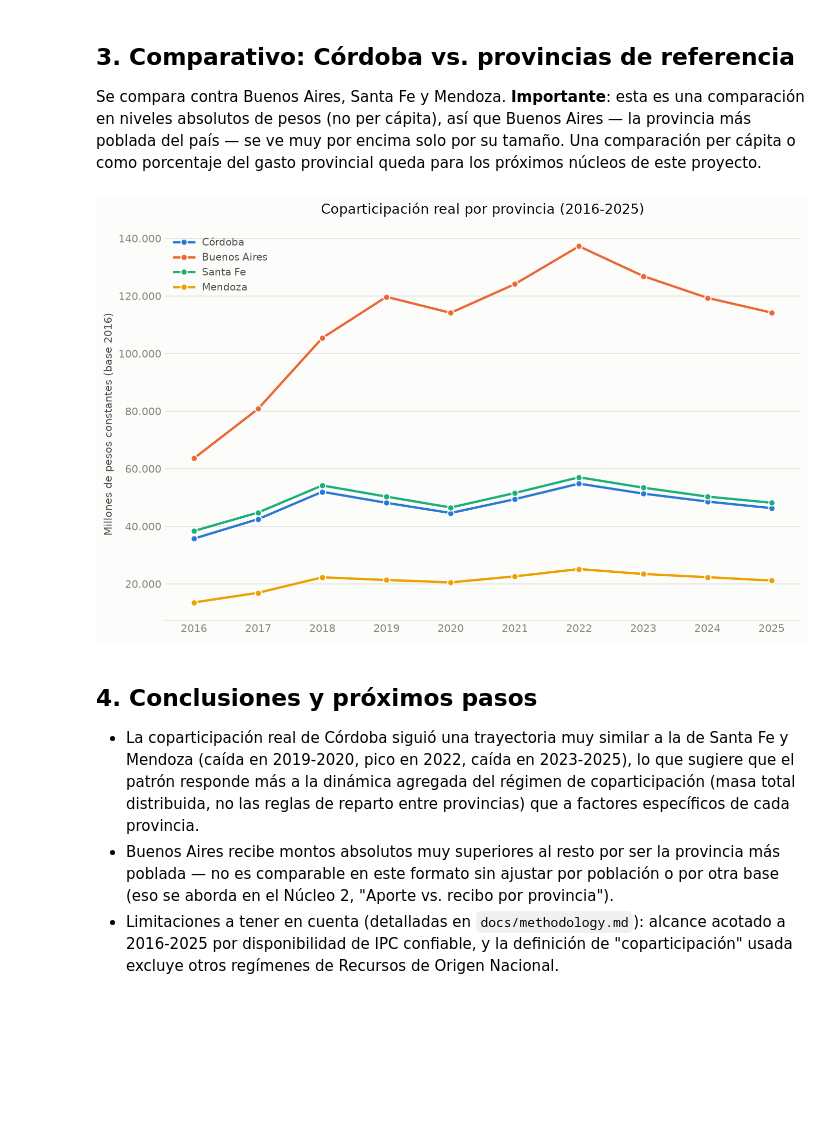
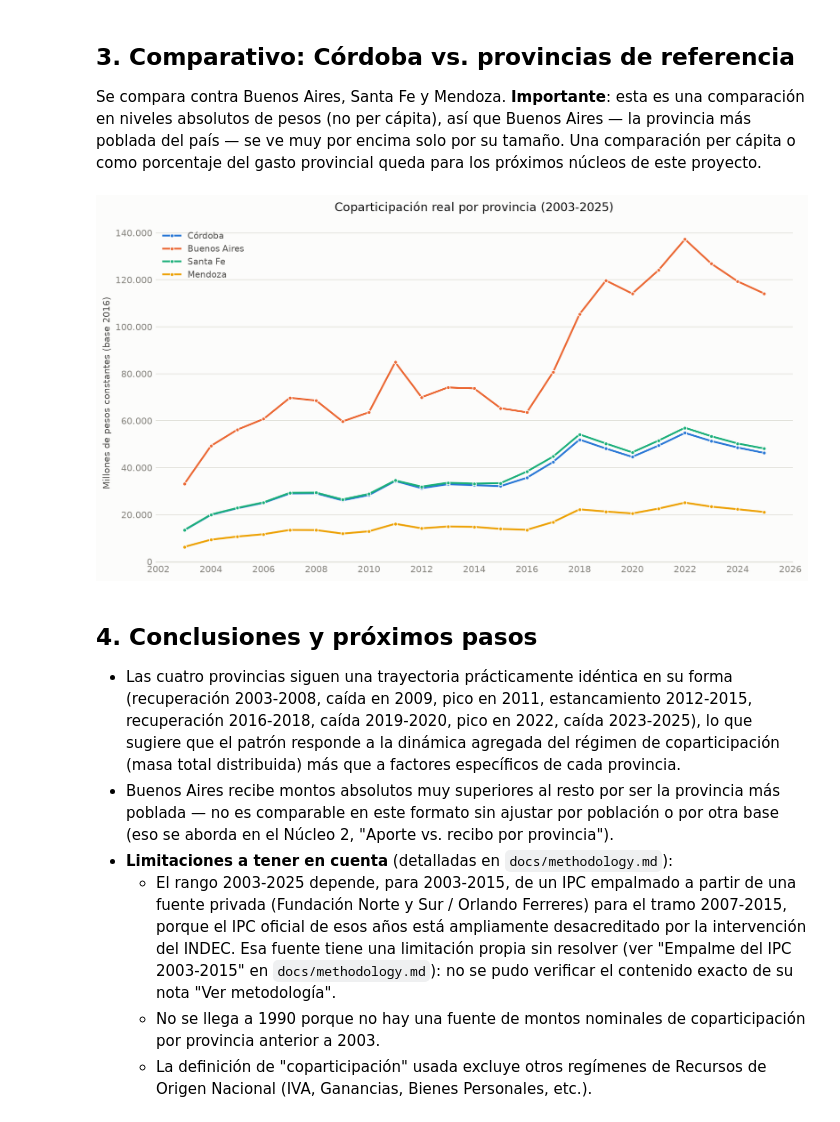
Before and after one commit to llorenzomagnano-sys/Portafolio-Lorenzo, a Jupyter notebook: notebooks/01_serie_historica.ipynb, the cells around one changed output. Drawn from its saved outputs; the diff is of its cells as text; code cells hidden in the pictures; blank space fills up the shorter version.

```diff
--- a/notebooks/01_serie_historica.ipynb
+++ b/notebooks/01_serie_historica.ipynb
@@ -90,28 +92,29 @@ provincia recibió más o menos poder de compra a lo largo del tiempo.
 # %%
 cordoba = df[df["provincia"] == "Córdoba"].sort_values("anio")
 
-fig, ax = plt.subplots(figsize=(9, 5.5), dpi=150)
+fig, ax = plt.subplots(figsize=(10.5, 5.5), dpi=150)
 ax.plot(
     cordoba["anio"], cordoba["monto_real_base2016"],
-    color=COLOR_CORDOBA, linewidth=2.5, marker="o", markersize=7,
-    markerfacecolor=COLOR_CORDOBA, markeredgecolor=SURFACE, markeredgewidth=1.2,
+    color=COLOR_CORDOBA, linewidth=2.2, marker="o", markersize=5,
+    markerfacecolor=COLOR_CORDOBA, markeredgecolor=SURFACE, markeredgewidth=1,
 )
 
-# Etiquetas directas selectivas: primer punto, máximo y último punto (no todos, para no saturar).
+# Etiquetas directas selectivas: primer punto, mínimo, máximo y último punto.
 idx_max = cordoba["monto_real_base2016"].idxmax()
-for idx in [cordoba.index[0], idx_max, cordoba.index[-1]]:
+idx_min = cordoba["monto_real_base2016"].idxmin()
+for idx in sorted(set([cordoba.index[0], idx_min, idx_max, cordoba.index[-1]])):
     row = cordoba.loc[idx]
     ax.annotate(
         f"{row['monto_real_base2016']:,.0f}".replace(",", "."),
         (row["anio"], row["monto_real_base2016"]),
         textcoords="offset points", xytext=(0, 10), ha="center",
-        fontsize=9, color=INK_SECONDARY,
+        fontsize=8.5, color=INK_SECONDARY,
     )
 
-ax.set_title("Coparticipación real recibida por Córdoba (2016-2025)", fontsize=13, color=INK_PRIMARY, pad=14)
+ax.set_title("Coparticipación real recibida por Córdoba (2003-2025)", fontsize=13, color=INK_PRIMARY, pad=14)
 ax.set_ylabel("Millones de pesos constantes (base 2016)", fontsize=10)
 ax.set_xlabel("")
-ax.xaxis.set_major_locator(mticker.MultipleLocator(1))
+ax.xaxis.set_major_locator(mticker.MultipleLocator(2))
 ax.yaxis.set_major_formatter(mticker.FuncFormatter(lambda x, _: f"{x:,.0f}".replace(",", ".")))
 ax.grid(axis="y", color=GRID_COLOR, linewidth=0.8)
 ax.set_axisbelow(True)
@@ -119,8 +122,9 @@ for spine in ["top", "right", "left"]:
     ax.spines[spine].set_visible(False)
 ax.spines["bottom"].set_color(GRID_COLOR)
 ax.tick_params(axis="both", length=0)
+plt.setp(ax.get_xticklabels(), rotation=0)
 
 fig.tight_layout()
-fig.savefig(FIGURES_DIR / "cordoba_evolucion_real_2016_2025.png", dpi=300, facecolor=SURFACE)
+fig.savefig(FIGURES_DIR / "cordoba_evolucion_real_2003_2025.png", dpi=300, facecolor=SURFACE)
 plt.show()
 # %% [output]
@@ -144,51 +151,59 @@ provincias_referencia = ["Córdoba", "Buenos Aires", "Santa Fe", "Mendoza"]
 colores = {
     "Córdoba": COLOR_CORDOBA,
     "Buenos Aires": COLOR_BUENOS_AIRES,
     "Santa Fe": COLOR_SANTA_FE,
     "Mendoza": COLOR_MENDOZA,
 }
 
-fig, ax = plt.subplots(figsize=(9.5, 6), dpi=150)
+fig, ax = plt.subplots(figsize=(11, 6), dpi=150)
 for provincia in provincias_referencia:
     serie = df[df["provincia"] == provincia].sort_values("anio")
     ax.plot(
         serie["anio"], serie["monto_real_base2016"],
-        color=colores[provincia], linewidth=2.2, marker="o", markersize=6,
-        markerfacecolor=colores[provincia], markeredgecolor=SURFACE, markeredgewidth=1,
+        color=colores[provincia], linewidth=2, marker="o", markersize=4,
+        markerfacecolor=colores[provincia], markeredgecolor=SURFACE, markeredgewidth=0.8,
         label=provincia,
     )
 
-ax.set_title("Coparticipación real por provincia (2016-2025)", fontsize=13, color=INK_PRIMARY, pad=14)
+ax.set_title("Coparticipación real por provincia (2003-2025)", fontsize=13, color=INK_PRIMARY, pad=14)
 ax.set_ylabel("Millones de pesos constantes (base 2016)", fontsize=10)
 ax.set_xlabel("")
-ax.xaxis.set_major_locator(mticker.MultipleLocator(1))
+ax.xaxis.set_major_locator(mticker.MultipleLocator(2))
 ax.yaxis.set_major_formatter(mticker.FuncFormatter(lambda x, _: f"{x:,.0f}".replace(",", ".")))
 ax.grid(axis="y", color=GRID_COLOR, linewidth=0.8)
 ax.set_axisbelow(True)
 for spine in ["top", "right", "left"]:
     ax.spines[spine].set_visible(False)
 ax.spines["bottom"].set_color(GRID_COLOR)
 ax.tick_params(axis="both", length=0)
 legend = ax.legend(frameon=False, loc="upper left", fontsize=9.5)
 for text in legend.get_texts():
     text.set_color(INK_SECONDARY)
 
 fig.tight_layout()
-fig.savefig(FIGURES_DIR / "comparativo_provincias_real_2016_2025.png", dpi=300, facecolor=SURFACE)
+fig.savefig(FIGURES_DIR / "comparativo_provincias_real_2003_2025.png", dpi=300, facecolor=SURFACE)
 plt.show()
 # %% [output]
-[figure, old version]
+[figure, new version]
 # %% [markdown]
 ## 4. Conclusiones y próximos pasos
 
-- La coparticipación real de Córdoba siguió una trayectoria muy similar a la de Santa
-  Fe y Mendoza (caída en 2019-2020, pico en 2022, caída en 2023-2025), lo que sugiere
-  que el patrón responde más a la dinámica agregada del régimen de coparticipación
-  (masa total distribuida, no las reglas de reparto entre provincias) que a factores
-  específicos de cada provincia.
+- Las cuatro provincias siguen una trayectoria prácticamente idéntica en su forma
+  (recuperación 2003-2008, caída en 2009, pico en 2011, estancamiento 2012-2015,
+  recuperación 2016-2018, caída 2019-2020, pico en 2022, caída 2023-2025), lo que
+  sugiere que el patrón responde a la dinámica agregada del régimen de coparticipación
+  (masa total distribuida) más que a factores específicos de cada provincia.
 - Buenos Aires recibe montos absolutos muy superiores al resto por ser la provincia
   más poblada — no es comparable en este formato sin ajustar por población o por otra
   base (eso se aborda en el Núcleo 2, "Aporte vs. recibo por provincia").
-- Limitaciones a tener en cuenta (detalladas en `docs/methodology.md`): alcance
-  acotado a 2016-2025 por disponibilidad de IPC confiable, y la definición de
-  "coparticipación" usada excluye otros regímenes de Recursos de Origen Nacional.
+- **Limitaciones a tener en cuenta** (detalladas en `docs/methodology.md`):
+  - El rango 2003-2025 depende, para 2003-2015, de un IPC empalmado a partir de una
+    fuente privada (Fundación Norte y Sur / Orlando Ferreres) para el tramo 2007-2015,
+    porque el IPC oficial de esos años está ampliamente desacreditado por la
+    intervención del INDEC. Esa fuente tiene una limitación propia sin resolver (ver
+    "Empalme del IPC 2003-2015" en `docs/methodology.md`): no se pudo verificar el
+    contenido exacto de su nota "Ver metodología".
+  - No se llega a 1990 porque no hay una fuente de montos nominales de coparticipación
+    por provincia anterior a 2003.
+  - La definición de "coparticipación" usada excluye otros regímenes de Recursos de
+    Origen Nacional (IVA, Ganancias, Bienes Personales, etc.).
```
Also changed, not shown: parts of 6 cells of this notebook, 5 other files.
